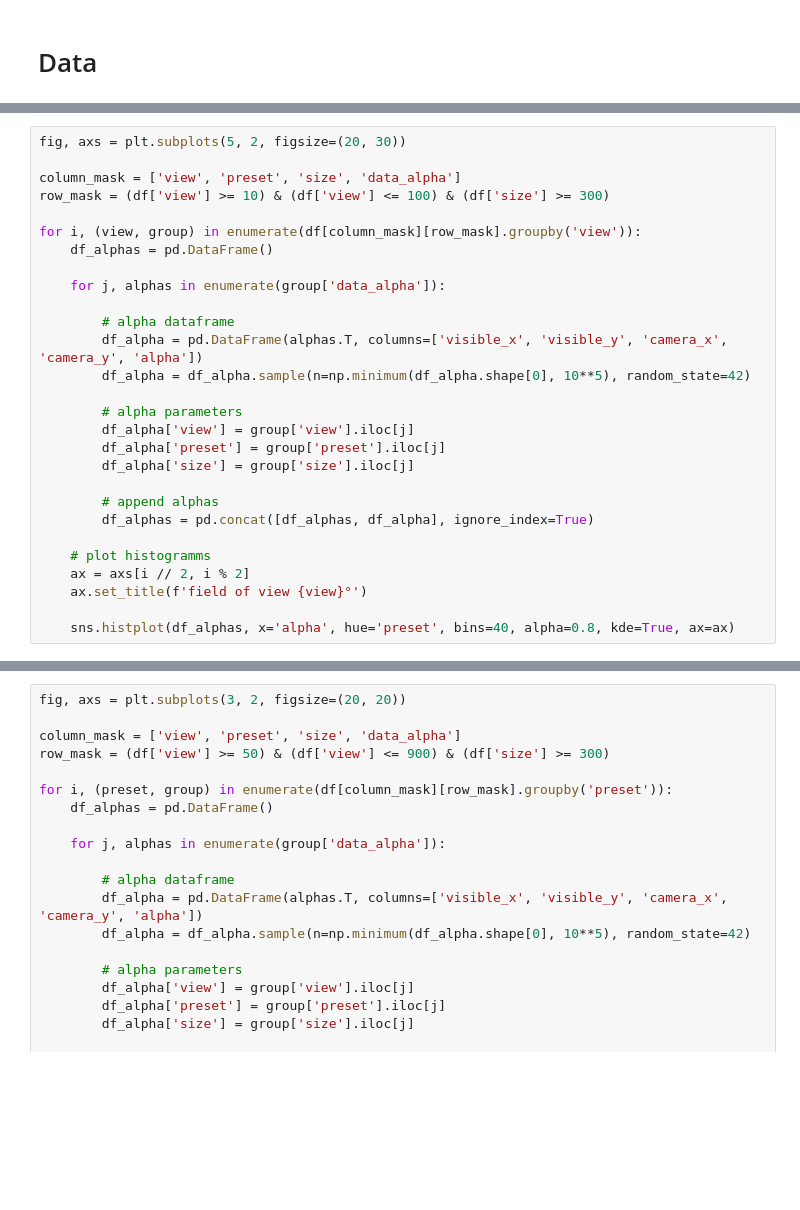
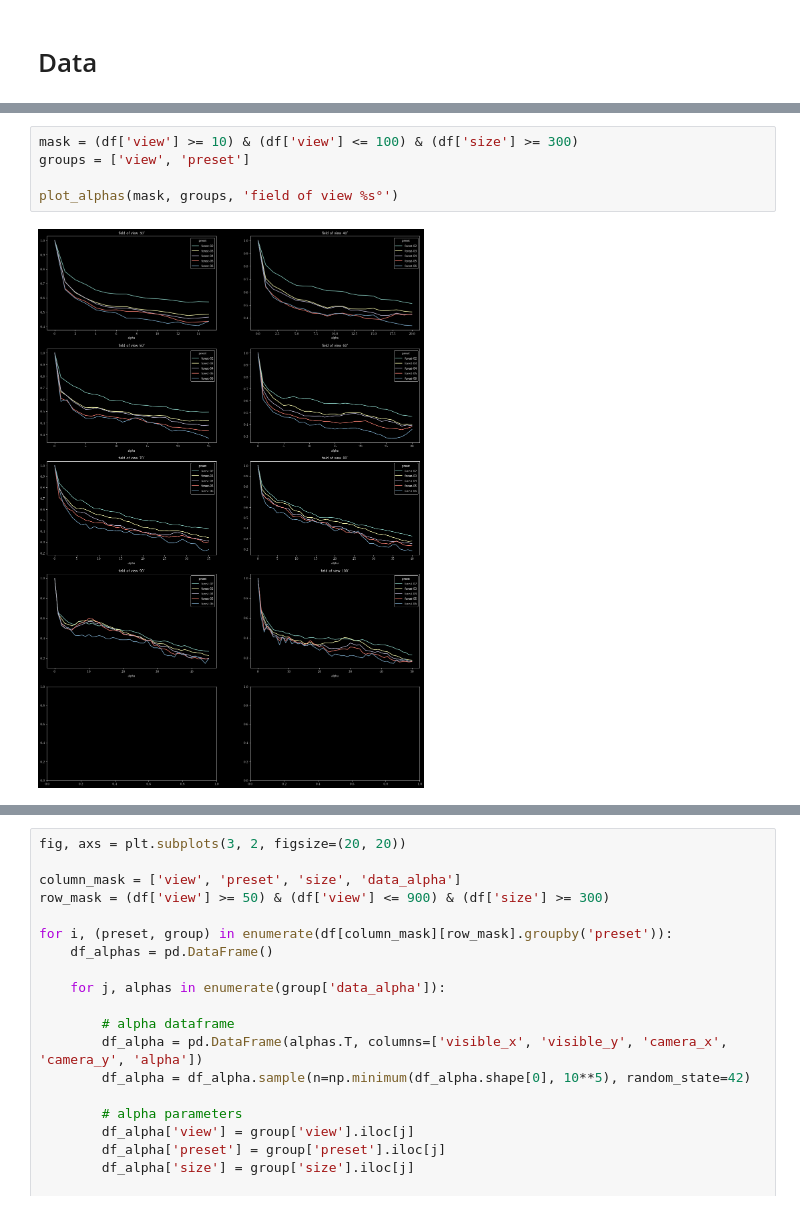
Before and after one commit to tensorware/aos-evaluation, a Jupyter notebook: visualize.ipynb, the cells around one changed output, grey strips where cells are left out. Drawn from its saved outputs; the diff is of its cells as text; blank space fills up the shorter version.

```diff
--- a/visualize.ipynb
+++ b/visualize.ipynb
@@ -112,28 +118,0 @@ df.filter(regex=r'^(?:(?!data).)*$').head(10)
-# %%
-fig, axs = plt.subplots(5, 2, figsize=(20, 30))
-
-column_mask = ['view', 'preset', 'size', 'data_alpha']
-row_mask = (df['view'] >= 10) & (df['view'] <= 100) & (df['size'] >= 300)
-
-for i, (view, group) in enumerate(df[column_mask][row_mask].groupby('view')):
-    df_alphas = pd.DataFrame()
-
-    for j, alphas in enumerate(group['data_alpha']):
-
-        # alpha dataframe
-        df_alpha = pd.DataFrame(alphas.T, columns=['visible_x', 'visible_y', 'camera_x', 'camera_y', 'alpha'])
-        df_alpha = df_alpha.sample(n=np.minimum(df_alpha.shape[0], 10**5), random_state=42)
-
-        # alpha parameters
-        df_alpha['view'] = group['view'].iloc[j]
-        df_alpha['preset'] = group['preset'].iloc[j]
-        df_alpha['size'] = group['size'].iloc[j]
-
-        # append alphas
-        df_alphas = pd.concat([df_alphas, df_alpha], ignore_index=True)
-
-    # plot histogramms
-    ax = axs[i // 2, i % 2]
-    ax.set_title(f'field of view {view}°')
-
-    sns.histplot(df_alphas, x='alpha', hue='preset', bins=40, alpha=0.8, kde=True, ax=ax)
@@ -141,0 +166,7 @@ for i, (view, group) in enumerate(df[column_mask][row_mask].groupby('view')):
+# %%
+mask = (df['view'] >= 10) & (df['view'] <= 100) & (df['size'] >= 300)
+groups = ['view', 'preset']
+
+plot_alphas(mask, groups, 'field of view %s°')
+# %% [output]
+[figure, added]
```
Also changed, not shown: parts of 7 cells of this notebook, 1 other file.
